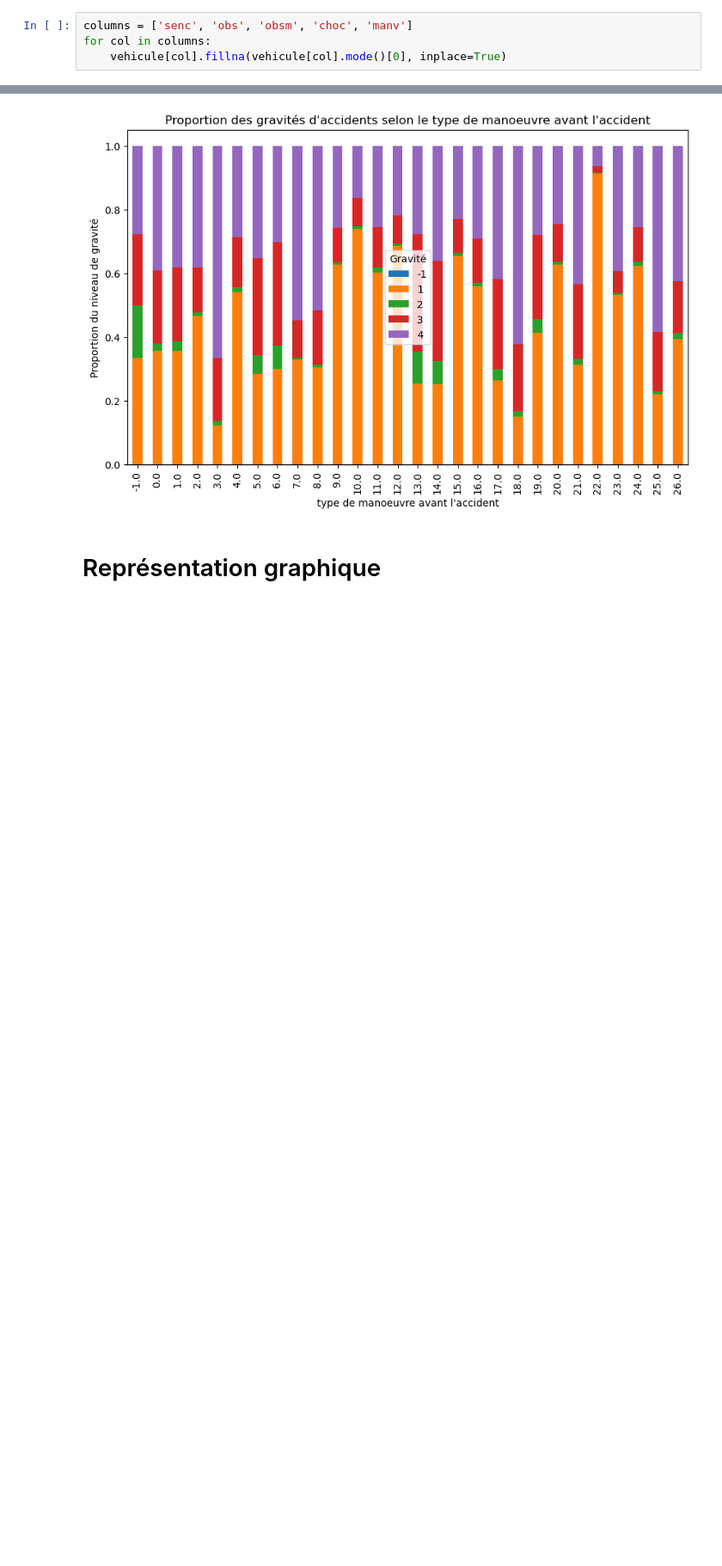
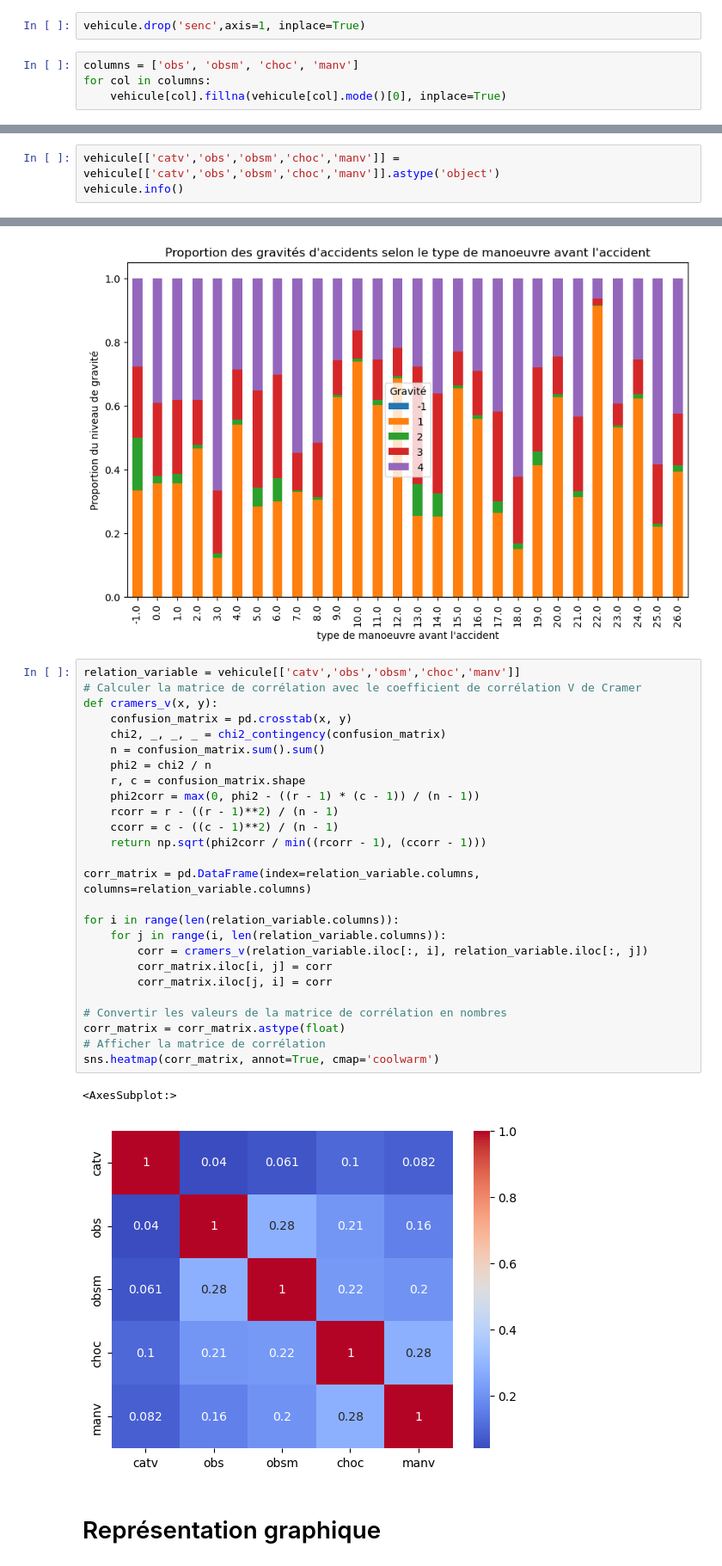
Before and after one commit to DataScientest-Studio/MAR23_CDS_Accidents_Routier-, a Jupyter notebook: notebooks/vehicule_exploration_données.ipynb, the cells around one changed output, grey strips where cells are left out. Shown at 86% size. Saved outputs shown, nothing was run; the diff lists cells and outputs as text; blank space fills up the shorter version.

Commit message:
Update vehicule_exploration_données.ipynb
ajout d'une matrice de corrélation

```diff
--- a/notebooks/vehicule_exploration_données.ipynb
+++ b/notebooks/vehicule_exploration_données.ipynb
@@ -558,8 +560,10 @@ Il y a trop de valeurs manquantes dans la variable 'motor'. elle va être suppri
 vehicule.drop('motor',axis=1, inplace=True)
 # %%
 vehicule.drop('occutc',axis=1, inplace=True)
+# %%
+vehicule.drop('senc',axis=1, inplace=True)
 # %%
-columns = ['senc', 'obs', 'obsm', 'choc', 'manv']
+columns = ['obs', 'obsm', 'choc', 'manv']
 for col in columns:
     vehicule[col].fillna(vehicule[col].mode()[0], inplace=True)
 # %%
@@ -581,3 +585,6 @@ vehicule.duplicated().sum()
 0
 # %% [markdown]
 Il n'y a pas de doublons dans ce jeu de données.
+# %%
+vehicule[['catv','obs','obsm','choc','manv']] = vehicule[['catv','obs','obsm','choc','manv']].astype('object')
+vehicule.info()
@@ -1016,6 +1020,35 @@ plt.legend(title='Gravité')
 plt.show()
 # %% [output]
 [figure]
+# %%
+relation_variable = vehicule[['catv','obs','obsm','choc','manv']]
+# Calculer la matrice de corrélation avec le coefficient de corrélation V de Cramer
+def cramers_v(x, y):
+    confusion_matrix = pd.crosstab(x, y)
+    chi2, _, _, _ = chi2_contingency(confusion_matrix)
+    n = confusion_matrix.sum().sum()
+    phi2 = chi2 / n
+    r, c = confusion_matrix.shape
+    phi2corr = max(0, phi2 - ((r - 1) * (c - 1)) / (n - 1))
+    rcorr = r - ((r - 1)**2) / (n - 1)
+    ccorr = c - ((c - 1)**2) / (n - 1)
+    return np.sqrt(phi2corr / min((rcorr - 1), (ccorr - 1)))
+
+corr_matrix = pd.DataFrame(index=relation_variable.columns, columns=relation_variable.columns)
+
+for i in range(len(relation_variable.columns)):
+    for j in range(i, len(relation_variable.columns)):
+        corr = cramers_v(relation_variable.iloc[:, i], relation_variable.iloc[:, j])
+        corr_matrix.iloc[i, j] = corr
+        corr_matrix.iloc[j, i] = corr
+
+# Convertir les valeurs de la matrice de corrélation en nombres
+corr_matrix = corr_matrix.astype(float)
+# Afficher la matrice de corrélation
+sns.heatmap(corr_matrix, annot=True, cmap='coolwarm')
+# %% [output]
+<AxesSubplot:>
+[figure, added]
 # %% [markdown]
 <h1>Représentation graphique</h1>
 # %% [markdown]
```
Also changed, not shown: parts of 15 cells of this notebook.
